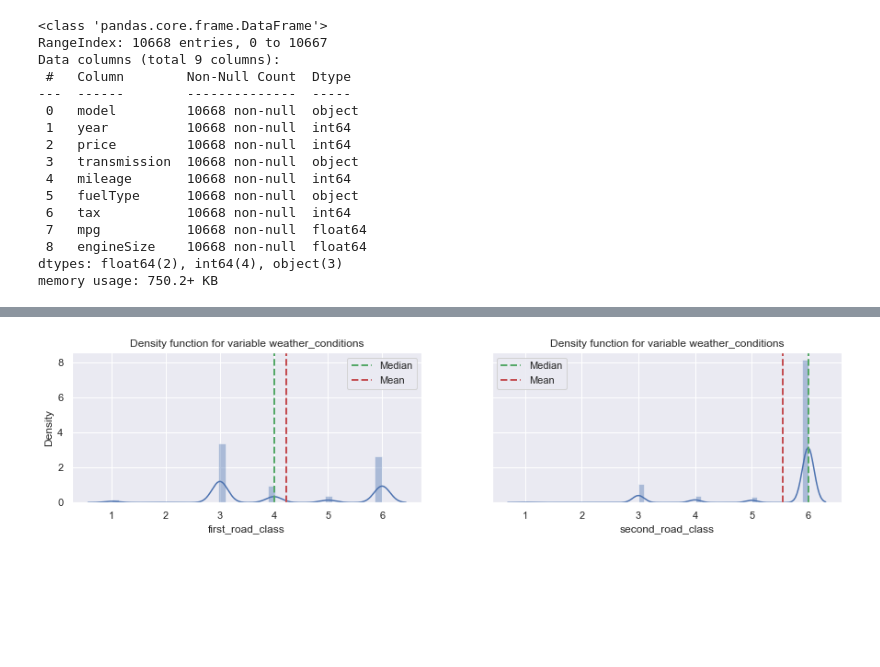
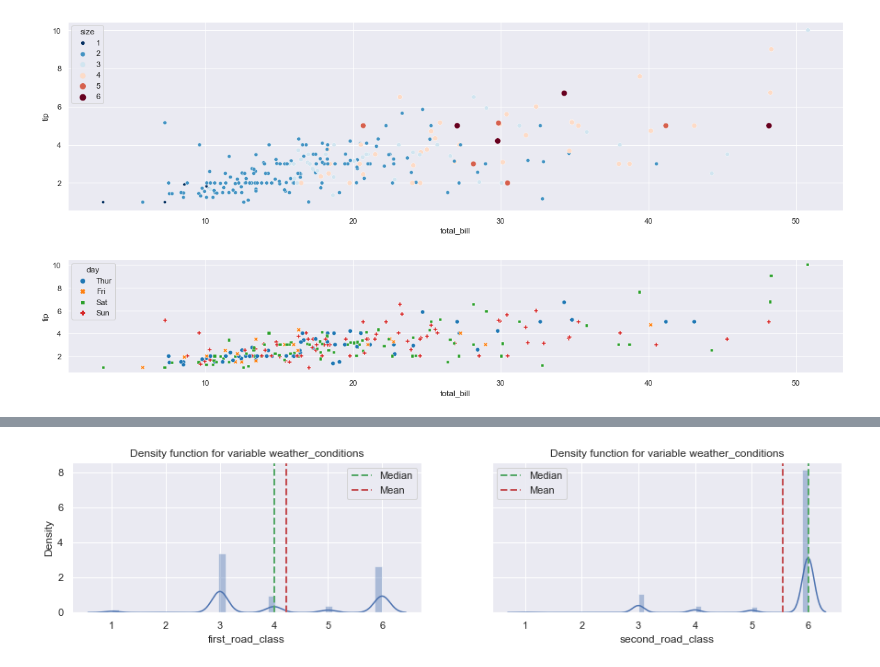
Before and after one commit to developerHobday/data-visualization, a Jupyter notebook: seaborn.ipynb, the cells around one changed output, grey strips where cells are left out. Cells and saved outputs as stored; diff of their text form; code cells hidden in the pictures; blank space fills up the shorter version.

Commit message:
scatterplot

```diff
--- a/seaborn.ipynb
+++ b/seaborn.ipynb
@@ -17,19 +18,14 @@ df.sample(5)
-# %%
-df.info()
-# %% [output]
-<class 'pandas.core.frame.DataFrame'>
-RangeIndex: 10668 entries, 0 to 10667
-Data columns (total 9 columns):
- #   Column        Non-Null Count  Dtype
----  ------        --------------  -----
- 0   model         10668 non-null  object
- 1   year          10668 non-null  int64
- 2   price         10668 non-null  int64
- 3   transmission  10668 non-null  object
- 4   mileage       10668 non-null  int64
- 5   fuelType      10668 non-null  object
- 6   tax           10668 non-null  int64
- 7   mpg           10668 non-null  float64
- 8   engineSize    10668 non-null  float64
-dtypes: float64(2), int64(4), object(3)
-memory usage: 750.2+ KB
+# %%
+# set hue to same type as size to make the plot easier to read
+_, ax = plt.subplots(figsize=(20, 5))
+_ = sns.scatterplot(data = df, x = 'total_bill', y='tip',
+    ax=ax, size='size', hue='size', palette='RdBu_r' )
+# %% [output]
+[figure, added]
+# %%
+_, ax = plt.subplots(figsize=(20, 3))
+_ = sns.scatterplot(data = df, x = 'total_bill', y='tip',
+    ax=ax, style='day', hue='day', palette='tab10'
+)
+# %% [output]
+[figure, added]
```
Also changed, not shown: parts of 9 cells of this notebook.
